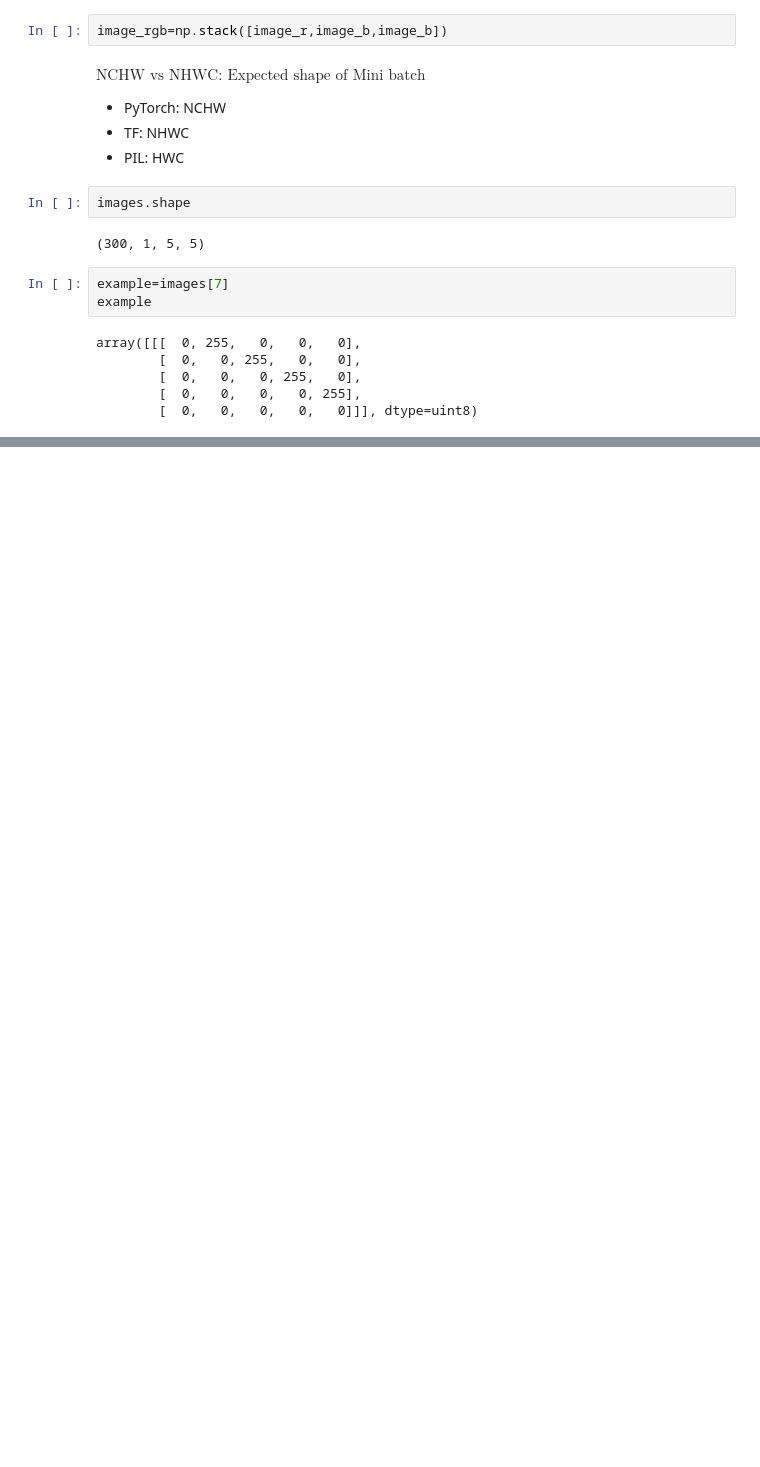
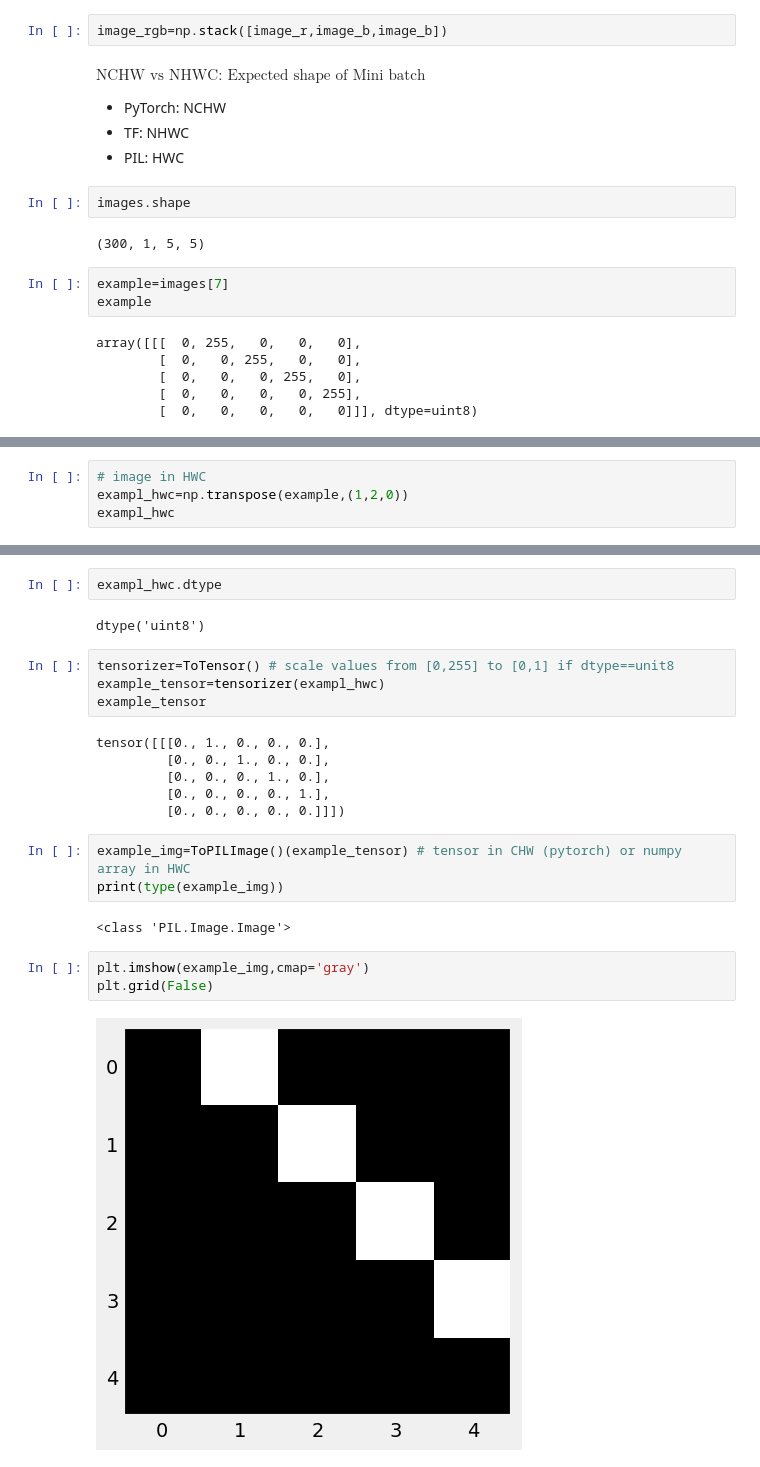
Before and after one commit to Anushkach/Deep-Learning, a Jupyter notebook: Deep Learning with Pytorch/computer vision.ipynb, the cells around one changed output, grey strips where cells are left out. Cells and saved outputs as stored; diff of their text form; blank space fills up the shorter version.

Commit message:
Basic tensor transformations

```diff
--- a/Deep Learning with Pytorch/computer vision.ipynb
+++ b/Deep Learning with Pytorch/computer vision.ipynb
@@ -90,0 +95,4 @@ array([[[  0, 255,   0,   0,   0],
+# %%
+# image in HWC
+exampl_hwc=np.transpose(example,(1,2,0))
+exampl_hwc
@@ -90,0 +129,24 @@ array([[[  0, 255,   0,   0,   0],
+# %%
+exampl_hwc.dtype
+# %% [output]
+dtype('uint8')
+# %%
+tensorizer=ToTensor() # scale values from [0,255] to [0,1] if dtype==unit8
+example_tensor=tensorizer(exampl_hwc)
+example_tensor
+# %% [output]
+tensor([[[0., 1., 0., 0., 0.],
+         [0., 0., 1., 0., 0.],
+         [0., 0., 0., 1., 0.],
+         [0., 0., 0., 0., 1.],
+         [0., 0., 0., 0., 0.]]])
+# %%
+example_img=ToPILImage()(example_tensor) # tensor in CHW (pytorch) or numpy array in HWC
+print(type(example_img))
+# %% [output]
+<class 'PIL.Image.Image'>
+# %%
+plt.imshow(example_img,cmap='gray')
+plt.grid(False)
+# %% [output]
+[figure, added]
```
Also changed, not shown: parts of 18 cells of this notebook.
